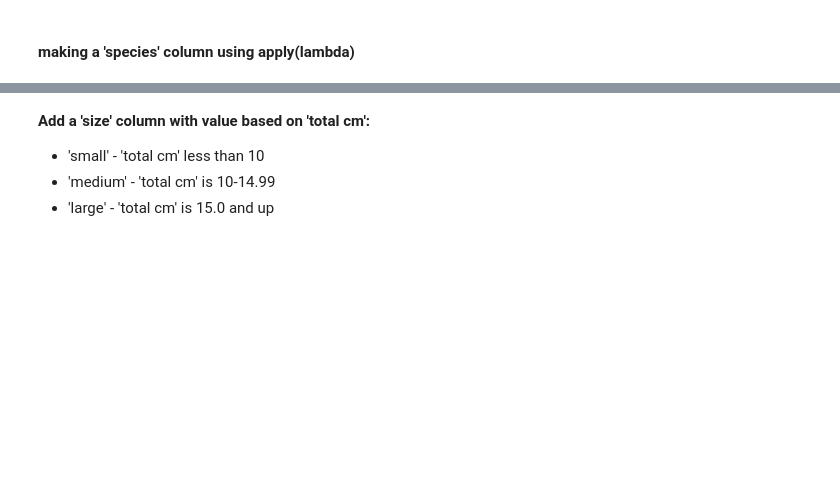
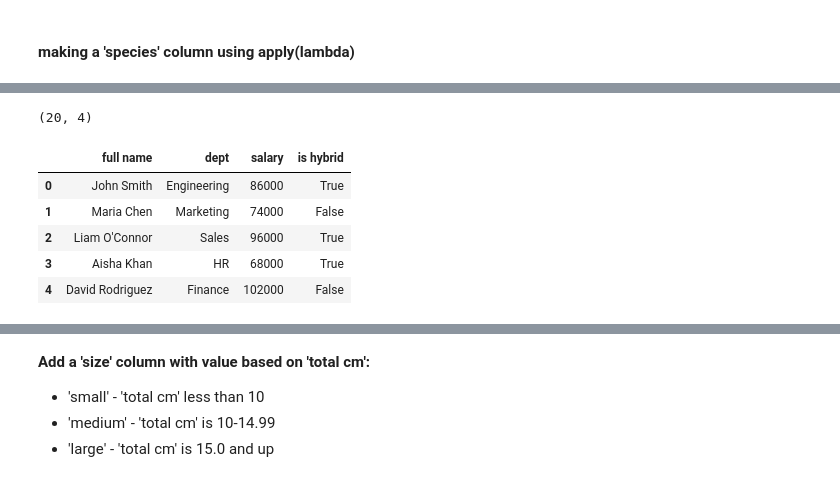
Before and after one commit to brianmccln/Python-Machine-Learning-TMobile-OCt-2025, a Jupyter notebook: __START/_ML_3.5_Irises_K_Nearest_Neighbors_PROG.ipynb, the cells around one changed output, grey strips where cells are left out. Drawn from its saved outputs; the diff is of its cells as text; code cells hidden in the pictures; blank space fills up the shorter version.

```diff
--- a/__START/_ML_3.5_Irises_K_Nearest_Neighbors_PROG.ipynb
+++ b/__START/_ML_3.5_Irises_K_Nearest_Neighbors_PROG.ipynb
@@ -167,0 +191,13 @@ print() # (150, 6)
+# %%
+# make an emp_df from the employees_dict:
+emp_df = pd.DataFrame(employees_dict)
+print(emp_df.shape) # (20,4)
+emp_df.head()
+# %% [output]
+(20, 4)
+|  | full name | dept | salary | is hybrid |
+| 0 | John Smith | Engineering | 86000 | True |
+| 1 | Maria Chen | Marketing | 74000 | False |
+| 2 | Liam O'Connor | Sales | 96000 | True |
+| 3 | Aisha Khan | HR | 68000 | True |
+| 4 | David Rodriguez | Finance | 102000 | False |
```
Also changed, not shown: parts of 30 cells of this notebook.
